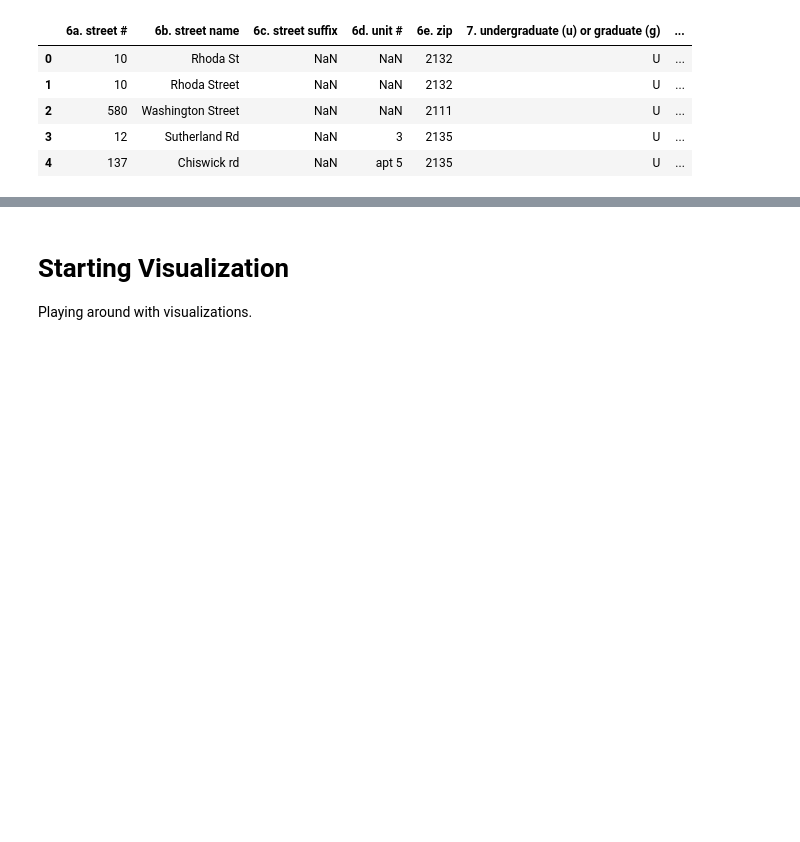
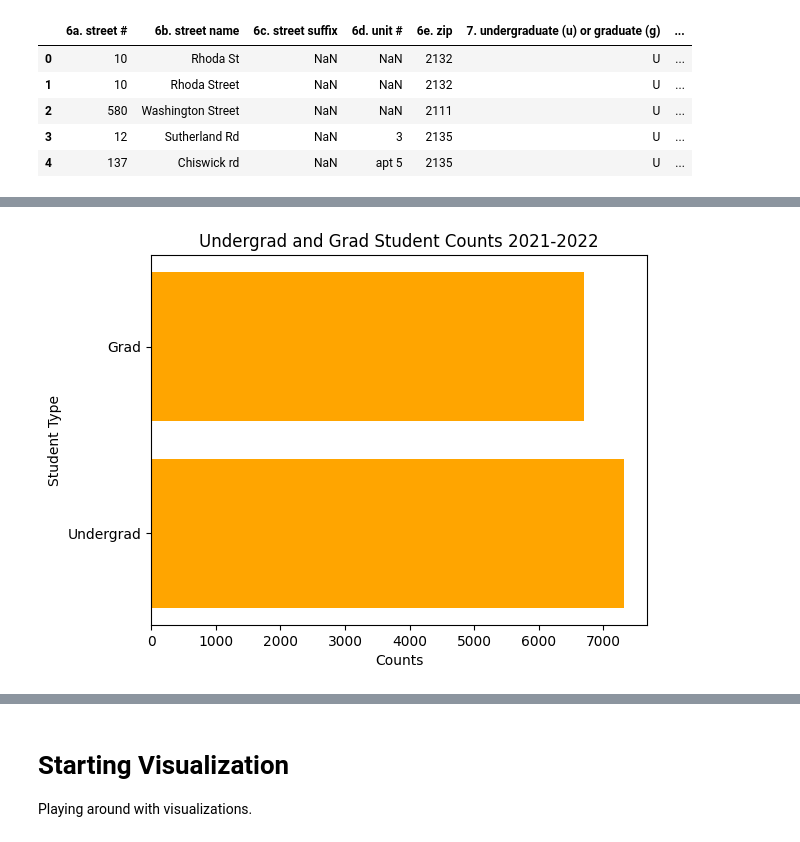
Before and after one commit to irisRen04/cs506-off_campus_housing-Ren-James, a Jupyter notebook: Student_addresses.ipynb, the cells around one changed output, grey strips where cells are left out. Drawn from its saved outputs; the diff is of its cells as text; code cells hidden in the pictures; blank space fills up the shorter version.

```diff
--- a/Student_addresses.ipynb
+++ b/Student_addresses.ipynb
@@ -141,0 +164,20 @@ array(['Rhoda St', 'Rhoda', 'Washington', ..., 'Lucy Apt# C443',
+# %%
+# Student_addresses_2021_2022 undergrad and grad counts bar graph
+
+count = Student_addresses_2021_2022["7. undergraduate (u) or graduate (g)"].value_counts()
+
+undergradCount = (count[0]).sum()
+GradCount = (count[1]).sum()
+
+#Plot Bar graph
+plt.barh(['Undergrad', 'Grad'], [undergradCount, GradCount], color='orange')
+
+# Create Labels
+plt.xlabel('Counts')
+plt.ylabel('Student Type')
+plt.title('Undergrad and Grad Student Counts 2021-2022')
+
+# Show the plot
+plt.show()
+# %% [output]
+[figure, added]
```
Also changed, not shown: parts of 10 cells of this notebook.
